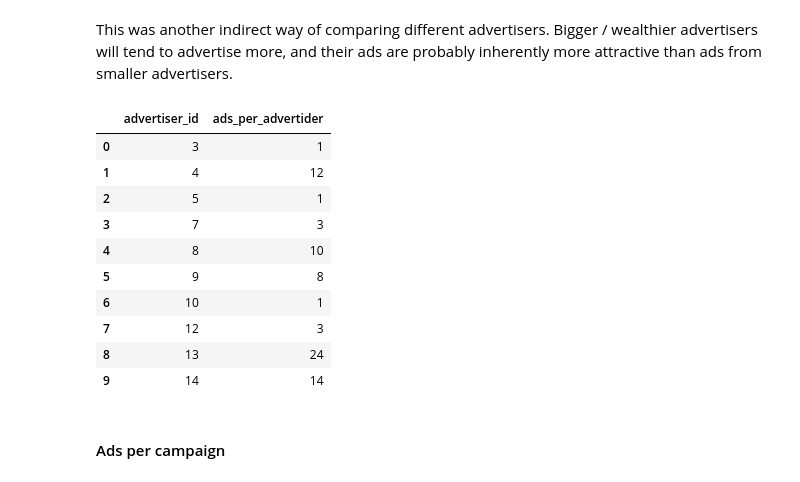
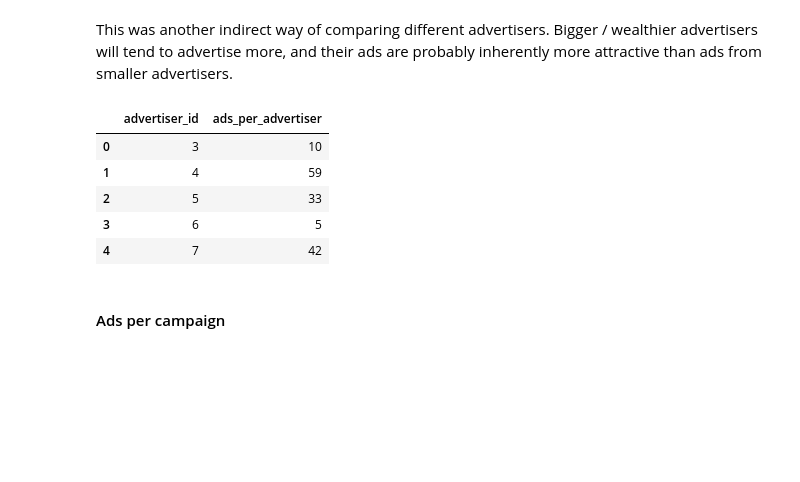
Before and after one commit to dean-ayalon/DS-Workshop, a Jupyter notebook: Project Notebook.ipynb, the cells around one changed output. Drawn from its saved outputs; the diff is of its cells as text; code cells hidden in the pictures; blank space fills up the shorter version.

```diff
--- a/Project Notebook.ipynb
+++ b/Project Notebook.ipynb
@@ -613,25 +614,20 @@ This was another indirect way of comparing different advertisers. Bigger / wealt
 # %%
 # Loading the relevant tables
 ad_advertisers = promoted[["ad_id", "advertiser_id"]]
 # Counting the number of times an advertiser appeared:
 ads_per_advertiser = promoted.groupby(["advertiser_id"], as_index=False).agg({"ad_id": np.count_nonzero})\
-    .rename(index=str, columns={"ad_id": "ads_per_advertider"})
+    .rename(index=str, columns={"ad_id": "ads_per_advertiser"})
 #advertiser_freq_per_ad = ad_advertisers.merge(ad_per_advertiser, on="advertiser_id")
 #advertiser_freq_per_ad.drop(['advertiser_id'], axis=1, inplace=True)
 
 ads_per_advertiser.head()
 # %% [output]
-|  | advertiser_id | ads_per_advertider |
-| 0 | 3 | 1 |
-| 1 | 4 | 12 |
-| 2 | 5 | 1 |
-| 3 | 7 | 3 |
-| 4 | 8 | 10 |
-| 5 | 9 | 8 |
-| 6 | 10 | 1 |
-| 7 | 12 | 3 |
-| 8 | 13 | 24 |
-| 9 | 14 | 14 |
+|  | advertiser_id | ads_per_advertiser |
+| 0 | 3 | 10 |
+| 1 | 4 | 59 |
+| 2 | 5 | 33 |
+| 3 | 6 | 5 |
+| 4 | 7 | 42 |
 # %% [markdown]
 #### Ads per campaign
 # %% [markdown]
```
Also changed, not shown: parts of 39 cells of this notebook.
